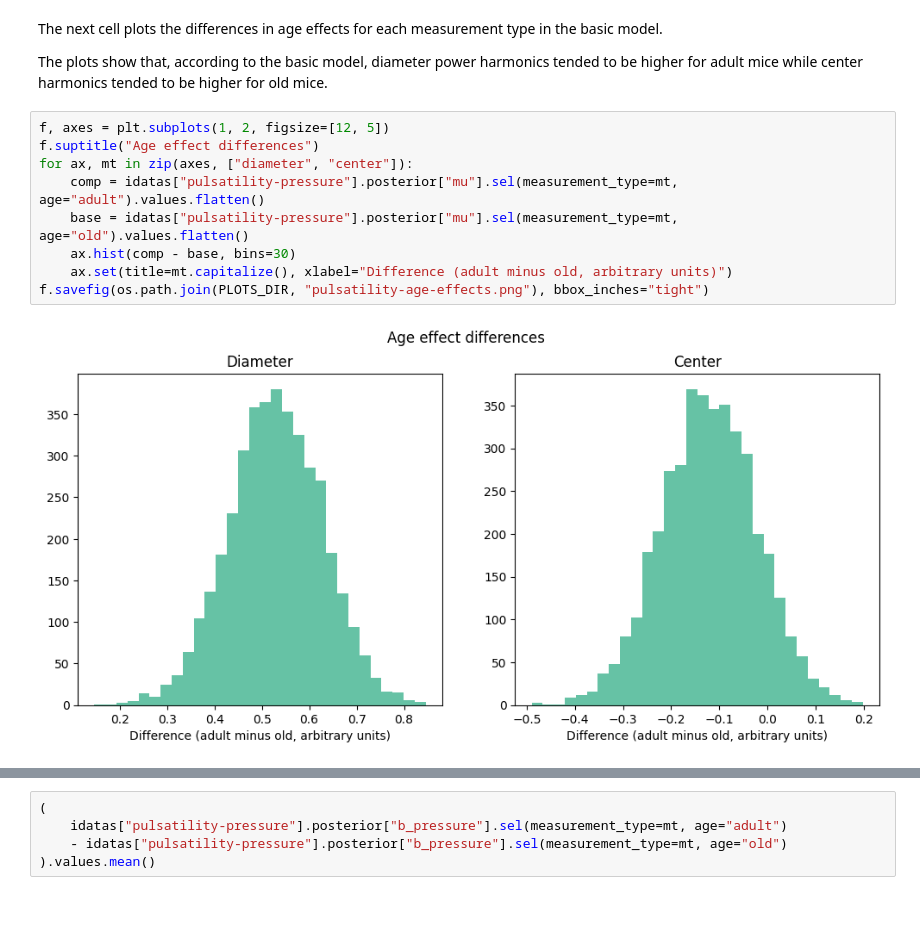
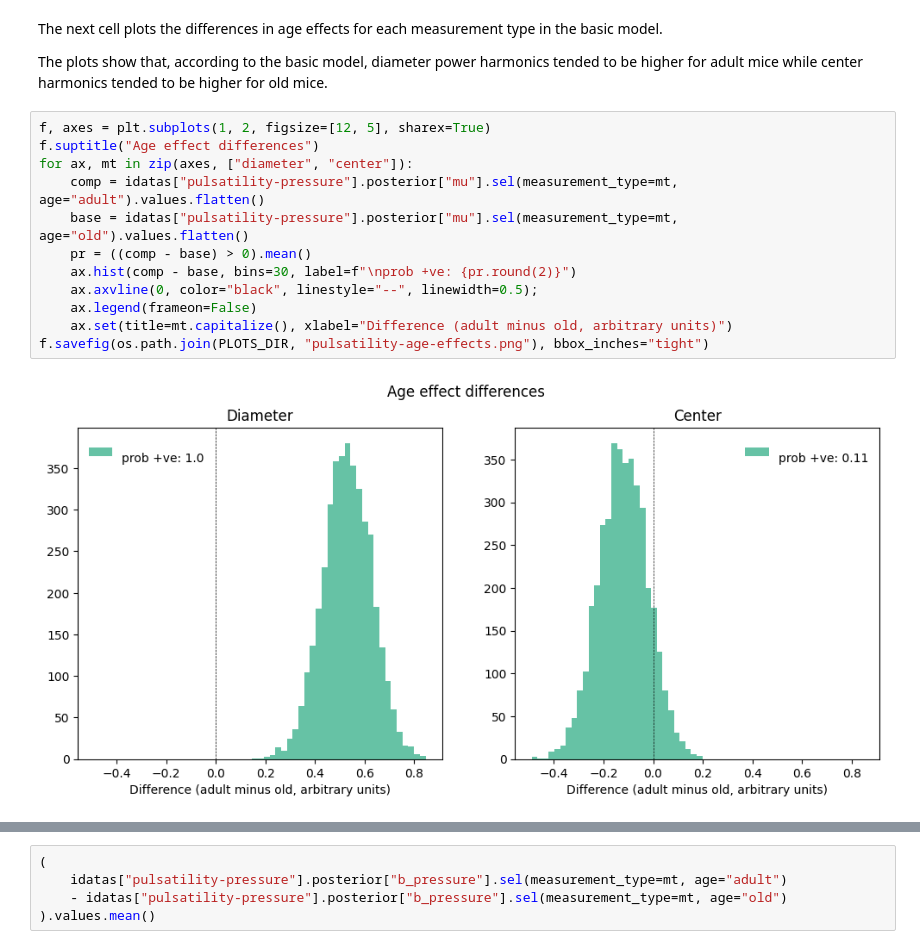
Before and after one commit to teddygroves/sphincter, a Jupyter notebook: sphincter/pulsatility.ipynb, the cells around one changed output, grey strips where cells are left out. Cells and saved outputs as stored; diff of their text form; blank space fills up the shorter version.

Commit message:
update notebooks and plots

```diff
--- a/sphincter/pulsatility.ipynb
+++ b/sphincter/pulsatility.ipynb
@@ -390,14 +390,17 @@ The next cell plots the differences in age effects for each measurement type in
 
 The plots show that, according to the basic model, diameter power harmonics tended to be higher for adult mice while center harmonics tended to be higher for old mice.
 # %%
-f, axes = plt.subplots(1, 2, figsize=[12, 5])
+f, axes = plt.subplots(1, 2, figsize=[12, 5], sharex=True)
 f.suptitle("Age effect differences")
 for ax, mt in zip(axes, ["diameter", "center"]):
     comp = idatas["pulsatility-pressure"].posterior["mu"].sel(measurement_type=mt, age="adult").values.flatten()
     base = idatas["pulsatility-pressure"].posterior["mu"].sel(measurement_type=mt, age="old").values.flatten()
-    ax.hist(comp - base, bins=30)
+    pr = ((comp - base) > 0).mean()
+    ax.hist(comp - base, bins=30, label=f"\nprob +ve: {pr.round(2)}")
+    ax.axvline(0, color="black", linestyle="--", linewidth=0.5);
+    ax.legend(frameon=False)
     ax.set(title=mt.capitalize(), xlabel="Difference (adult minus old, arbitrary units)")
 f.savefig(os.path.join(PLOTS_DIR, "pulsatility-age-effects.png"), bbox_inches="tight")
 # %% [output]
-[figure, old version]
+[figure, new version]
 # %%
```
Also changed, not shown: parts of 6 cells of this notebook, 52 other files.
